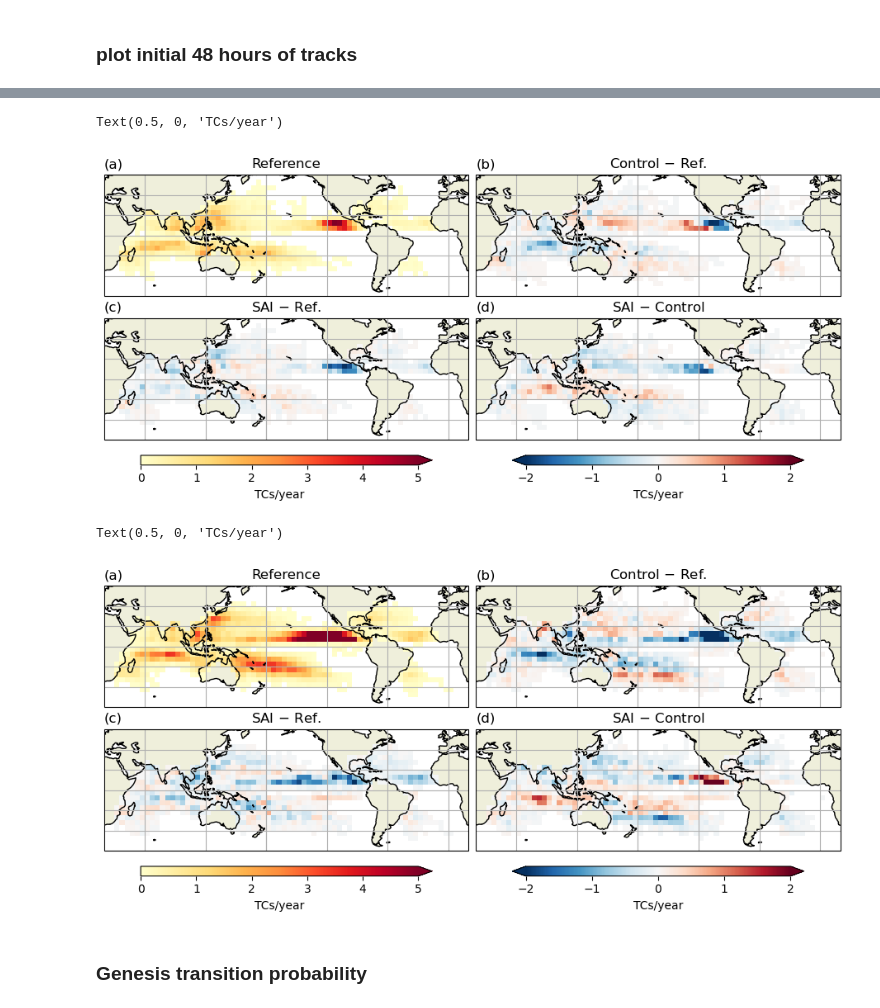
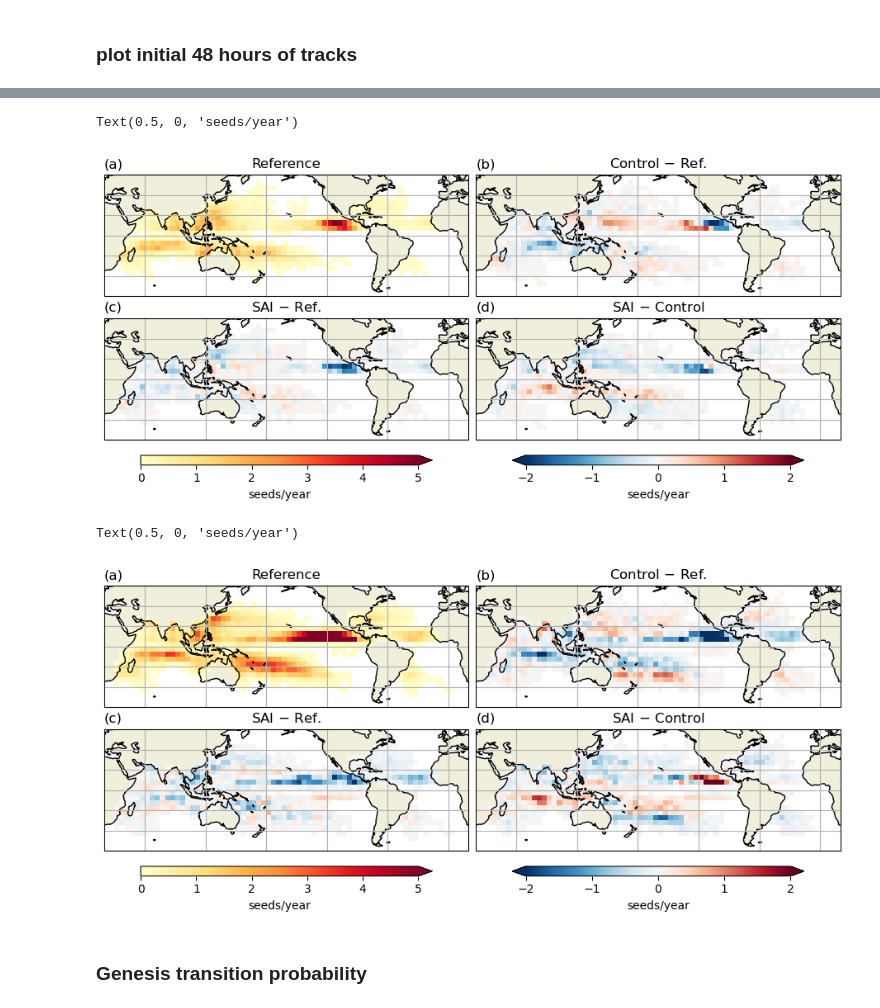
Before and after one commit to JdeJong96/TCs-under-SAI, a Jupyter notebook: analysis/notebooks/link_seeds_TCs.ipynb, the cells around one changed output, grey strips where cells are left out. Cells and saved outputs as stored; diff of their text form; code cells hidden in the pictures.

```diff
--- a/analysis/notebooks/link_seeds_TCs.ipynb
+++ b/analysis/notebooks/link_seeds_TCs.ipynb
@@ -412,37 +412,37 @@ cf = cfdata.plot(ax=ax, **vlims['diff'], cmap='RdBu_r', **kwargs)
 #mask = xr.where(np.abs(cfdata) < (Zsig*stderr[exps]), True, False).transpose('xbins','ybins')
 #x,y = np.meshgrid(mask.xbins, mask.ybins, indexing='ij')
 #si = ax.scatter(x[mask], y[mask], s=0.5, c='k', edgecolors='none', transform=ccrs.PlateCarree())
 #si = ax.contourf(x, y, mask, hatches=['','///'], alpha=0, transform=ccrs.PlateCarree())
 #annotate_minmax(ax, (255,-10), cfdata, method='min')
 
 ax = axs[1,1] # SAI-RCP track density
 exps = 'SAI2050-RCP8.5'
 cfdata = hists_s[exps]
 cf = cfdata.plot(ax=ax, **vlims['diff'], cmap='RdBu_r', **kwargs)
 # sig = np.sqrt(stderr[exps[0]]**2+stderr[exps[1]]**2)/np.sqrt(2)
 #mask = xr.where(np.abs(cfdata) < (Zsig*stderr[exps]), True, False).transpose('xbins','ybins')
 #x,y = np.meshgrid(mask.xbins, mask.ybins, indexing='ij')
 #si = ax.scatter(x[mask], y[mask], s=2, marker='x', linewidths=0.3, c='k', edgecolors='none', transform=ccrs.PlateCarree())
 #si = ax.contourf(x, y, mask, hatches=['','///'], alpha=0, transform=ccrs.PlateCarree())
 
 for ax,(lab,title) in zip(axs.flatten(), titles.items()):
     ax.gridlines()
     ax.coastlines()
     #ax.stock_img()
     ax.add_feature(cfeature.LAND)
     ax.set_title(title)
     ax.set_title(lab, loc='left')
     ax.set_extent((0,360,-60,60), crs=ccrs.PlateCarree())
 
 cb = fig.colorbar(cf, ax=axs[:,1], extend='both', **cbkwargs)
-cb.ax.set_xlabel('TCs/year')
+cb.ax.set_xlabel('seeds/year')
 cb = fig.colorbar(cf_ref, ax=axs[:,0], extend='max', **cbkwargs)
-cb.ax.set_xlabel('TCs/year')
+cb.ax.set_xlabel('seeds/year')
 
 #tracks.savefig(fig, fname, **savefigkwargs)
 # %% [output]
-Text(0.5, 0, 'TCs/year')
+Text(0.5, 0, 'seeds/year')
-[figure, old version]
+[figure, new version]
 # %%
 fname = 'track_density_seeds_fail_48hr_4panel.pdf'
 kwargs = dict(transform=ccrs.PlateCarree(), add_colorbar=False)
@@ -514,14 +514,14 @@ for ax,(lab,title) in zip(axs.flatten(), titles.items()):
     ax.set_extent((0,360,-60,60), crs=ccrs.PlateCarree())
 
 cb = fig.colorbar(cf, ax=axs[:,1], extend='both', **cbkwargs)
-cb.ax.set_xlabel('TCs/year')
+cb.ax.set_xlabel('seeds/year')
 cb = fig.colorbar(cf_ref, ax=axs[:,0], extend='max', **cbkwargs)
-cb.ax.set_xlabel('TCs/year')
+cb.ax.set_xlabel('seeds/year')
 
 #tracks.savefig(fig, fname, **savefigkwargs)
 # %% [output]
-Text(0.5, 0, 'TCs/year')
+Text(0.5, 0, 'seeds/year')
-[figure, old version]
+[figure, new version]
 # %% [markdown]
 ### Genesis transition probability
 # %%
```
Also changed, not shown: parts of 12 cells of this notebook, 1 other file.
